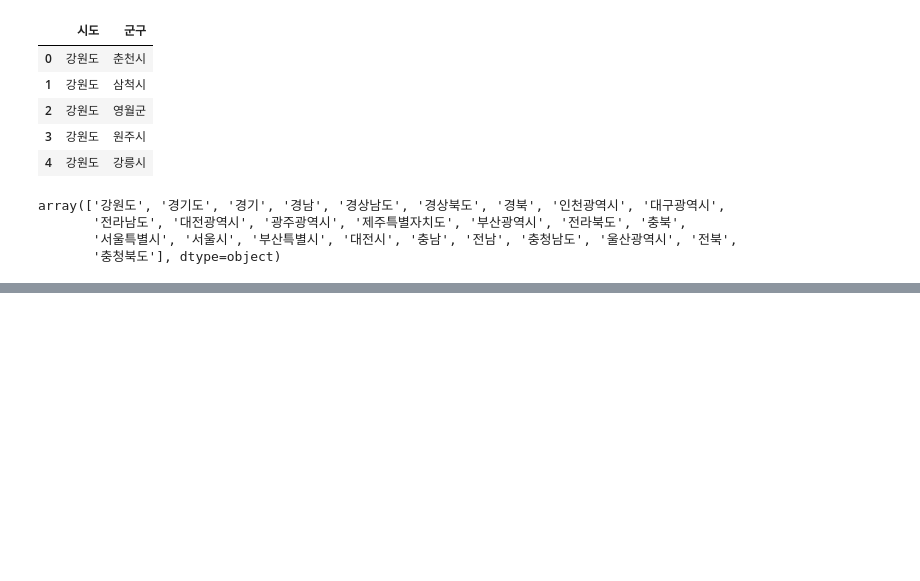
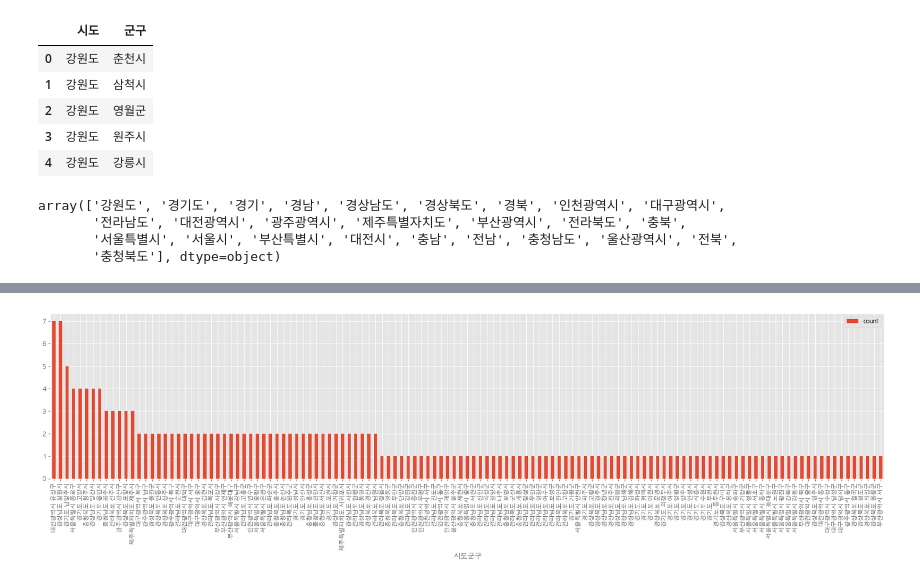
Before and after one commit to designexit/BigDataTest, a Jupyter notebook: 3-지도맵_통계/test2.ipynb, the cells around one changed output, grey strips where cells are left out. Cells and saved outputs as stored; diff of their text form; code cells hidden in the pictures; blank space fills up the shorter version.

```diff
--- a/3-지도맵_통계/test2.ipynb
+++ b/3-지도맵_통계/test2.ipynb
@@ -121,0 +236,4 @@ array(['강원특별자치도', '경기도', '경남', '경상남도', '경상
+# %%
+# 인덱스 설정.
+population = population.set_index("시도군구")
+population.head()
@@ -121,0 +265,7 @@ array(['강원특별자치도', '경기도', '경남', '경상남도', '경상
+# %%
+# 필요한 컬럼만 추출 , 총 4개의 컬럼이 필요함
+# 행정구역별 의료기관의 인구수 대비의 비율를 구하는게 목적.
+# count -> 의료기관수
+# 시도_x	군구_x	count		총인구수 (명),
+local_Hospital_Population = addr_population_merge[["시도_x", "군구_x", "count", "총인구수 (명)"]]
+local_Hospital_Population.head()
@@ -121,0 +280,4 @@ array(['강원특별자치도', '경기도', '경남', '경상남도', '경상
+# %%
+# 컬럼 이름 조정, 인구수 대비 의료기관 비율 새컬럼 추가.
+local_Hospital_Population = local_Hospital_Population.rename(columns= {"시도_x": "시도","군구_x" :"군구", "총인구수 (명)" : "인구수"})
+local_Hospital_Population.head()
@@ -121,0 +292,5 @@ array(['강원특별자치도', '경기도', '경남', '경상남도', '경상
+# %%
+#새 컬럼HS_ratio : (병원의 숫자 / 인구수 ) * 100000 = 비율
+HS_count = local_Hospital_Population["count"]
+local_Hospital_Population["HS_ratio"] = HS_count.div(local_Hospital_Population["인구수"], axis=0)*100000
+local_Hospital_Population.head()
@@ -121,0 +305,36 @@ array(['강원특별자치도', '경기도', '경남', '경상남도', '경상
+# %%
+# 막대 그래프만 그리기.
+# 블록맵은 추가 설정이 필요해서, 다음시간에
+from matplotlib import pyplot as plt
+from matplotlib import rcParams, style
+# R 프로그래밍 -> 시각화 할 때, 해당 그림의 속성을 좀더 편하게 지정하는 템플릿
+# gg -> gramar graph , 도표를 작성시 필요한 구문(문법)-> 도표, 크기, 색갈, 폰트, 등.
+style.use("ggplot")
+
+# 폰트를 지정. font_manager
+# rc -> runtime configuration , 표의 속성을 전역으로 설정하는 , 모듈 (도구)
+# 한번, 표에 관련된 설정을 해두면, 밑에서 다른 도표에서 사용시, 전역으로 설정이 되었으니, 따로 할 필요가 없다.
+from matplotlib import font_manager, rc
+# font_name = font_manager.FontProperties(fname = "c:/Windows/Fonts/malgunbd.ttf").get_name()
+#font_name = font_manager.FontProperties(fname = "/Users/minkyoungkim/Fonts/NotoSansKR-Regular.ttf").get_name()
+#font_name = font_manager.FontProperties(fname = "/Users/minkyoungkim/Library/Fonts/NotoSansKR-Regular.ttf").get_name()
+
+# mac font설정
+rc('font', family='AppleGothic') 			## 이 두 줄을
+#plt.rcParams['axes.unicode_minus'] = False  ## 추가해줍니다.
+
+#rc("font", family = font_name)
+
+# local_Hospital_Population["count"] -> 반환값 시리즈 , 시리즈(행, 열 1개로 표현을 하는 타입)
+# local_Hospital_Population[["count"]] -> 반환값 데이터 프레임(표)
+HS_ratio = local_Hospital_Population[["count"]]
+# HS_ratio -> 타입 : DataFrame 표.
+# count 컬럼의 값들을 , 오름 차순 False -> 내림 차순,
+HS_ratio = HS_ratio.sort_values("count", ascending=False)
+# 30 , 단위 인치,
+plt.rcParams["figure.figsize"] = (25,5)
+# rot = 80, x 라벨의 표기의 기울기
+HS_ratio.plot(kind = "bar", rot = 90)
+plt.show()
+# %% [output]
+[figure, added]
```
Also changed, not shown: parts of 27 cells of this notebook, 4 other files.
